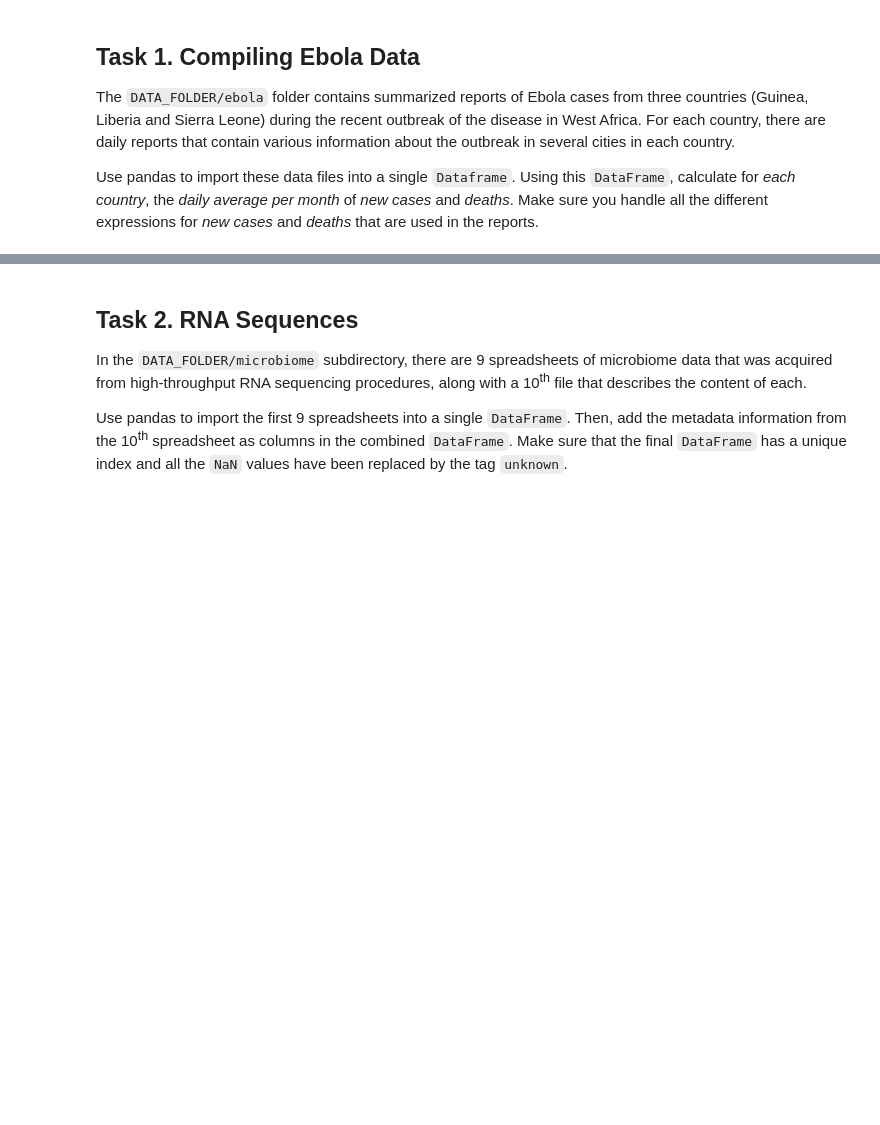
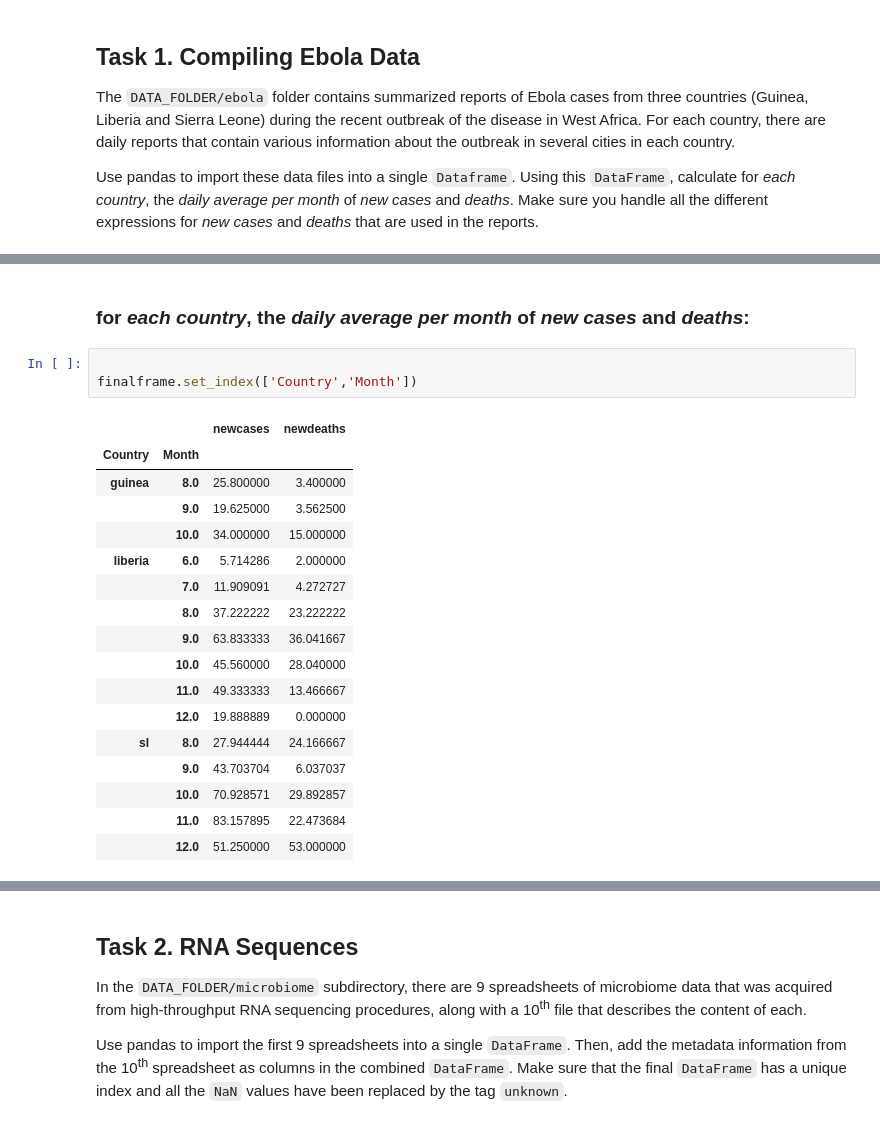
Before and after one commit to mathildemrt/ada, a Jupyter notebook: 01 - Pandas and Data Wrangling/Homework 1.ipynb, the cells around one changed output, grey strips where cells are left out. Drawn from its saved outputs; the diff is of its cells as text; blank space fills up the shorter version.

```diff
--- a/01 - Pandas and Data Wrangling/Homework 1.ipynb
+++ b/01 - Pandas and Data Wrangling/Homework 1.ipynb
@@ -22,0 +306,23 @@ Make sure you handle all the different expressions for *new cases* and *deaths*
+# %% [markdown]
+### for *each country*, the *daily average per month* of *new cases* and *deaths*:
+# %%
+
+finalframe.set_index(['Country','Month'])
+# %% [output]
+|  |  | newcases | newdeaths |
+| Country | Month |  |  |
+| guinea | 8.0 | 25.800000 | 3.400000 |
+|  | 9.0 | 19.625000 | 3.562500 |
+|  | 10.0 | 34.000000 | 15.000000 |
+| liberia | 6.0 | 5.714286 | 2.000000 |
+|  | 7.0 | 11.909091 | 4.272727 |
+|  | 8.0 | 37.222222 | 23.222222 |
+|  | 9.0 | 63.833333 | 36.041667 |
+|  | 10.0 | 45.560000 | 28.040000 |
+|  | 11.0 | 49.333333 | 13.466667 |
+|  | 12.0 | 19.888889 | 0.000000 |
+| sl | 8.0 | 27.944444 | 24.166667 |
+|  | 9.0 | 43.703704 | 6.037037 |
+|  | 10.0 | 70.928571 | 29.892857 |
+|  | 11.0 | 83.157895 | 22.473684 |
+|  | 12.0 | 51.250000 | 53.000000 |
```
Also changed, not shown: parts of 23 cells of this notebook.
